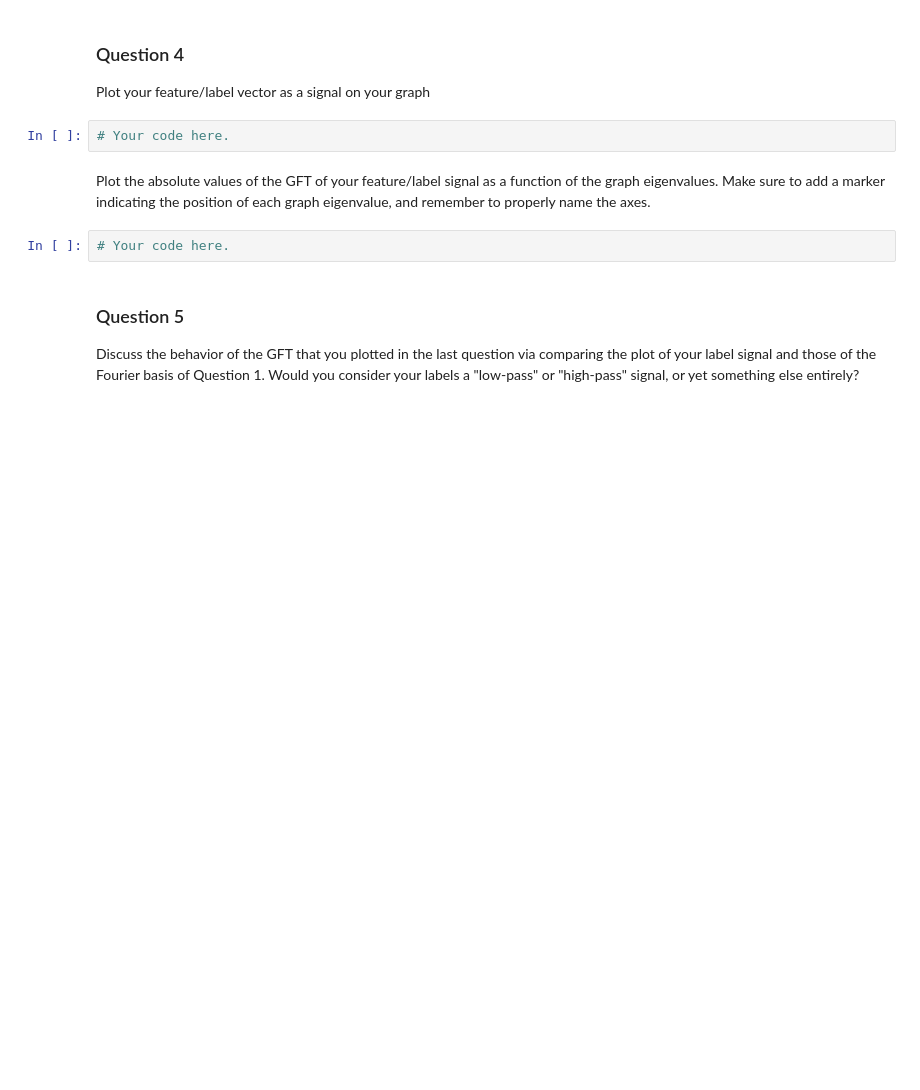
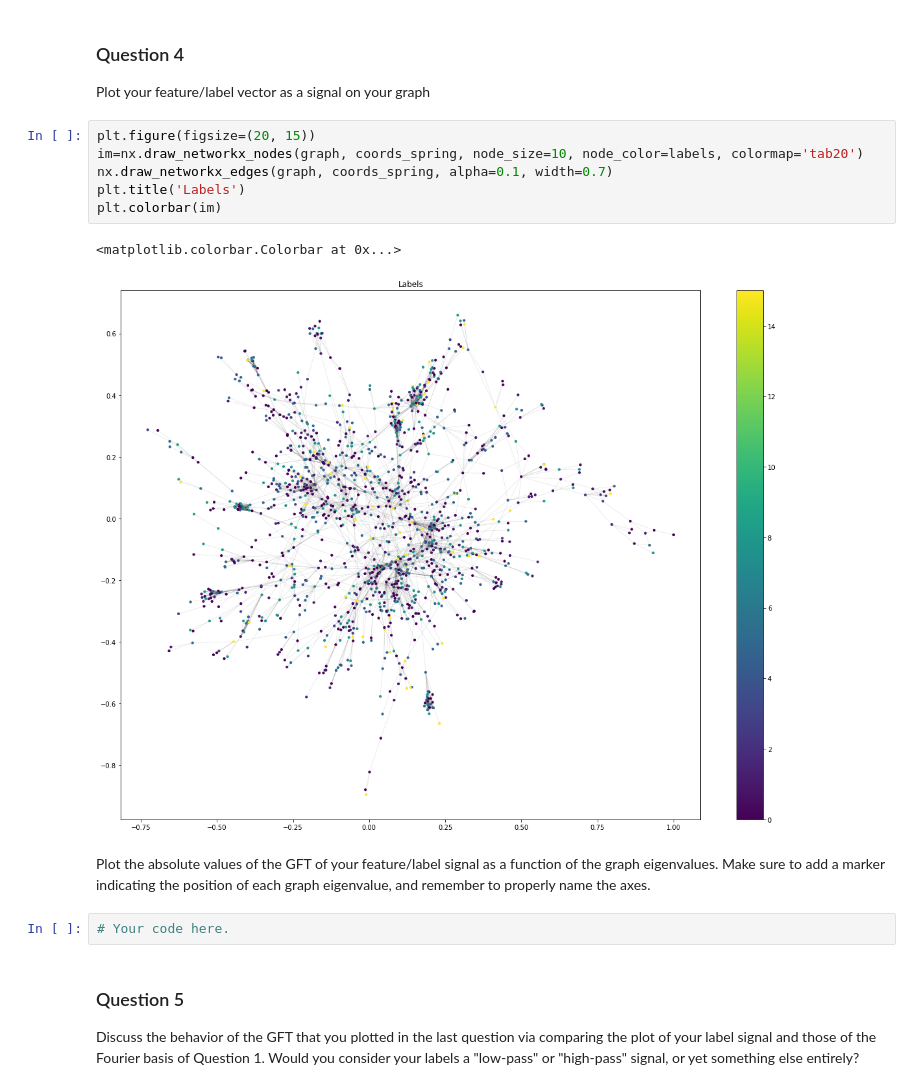
Before and after one commit to swouf/ntds_IMDb_team4, a Jupyter notebook: 4_graph_signal_processing.ipynb, the cells around one changed output. Cells and saved outputs as stored; diff of their text form; blank space fills up the shorter version.

```diff
--- a/4_graph_signal_processing.ipynb
+++ b/4_graph_signal_processing.ipynb
@@ -283,8 +358,15 @@ print(np.allclose(s, s2))
 ### Question 4
 
 Plot your feature/label vector as a signal on your graph
-# %%
-# Your code here.
+# %%
+plt.figure(figsize=(20, 15))
+im=nx.draw_networkx_nodes(graph, coords_spring, node_size=10, node_color=labels, colormap='tab20')
+nx.draw_networkx_edges(graph, coords_spring, alpha=0.1, width=0.7)
+plt.title('Labels')
+plt.colorbar(im)
+# %% [output]
+<matplotlib.colorbar.Colorbar at 0x...>
+[figure, added]
 # %% [markdown]
 Plot the absolute values of the GFT of your feature/label signal as a function of the graph eigenvalues. Make sure to add a marker indicating the position of each graph eigenvalue, and remember to properly name the axes.
 # %%
```
Also changed, not shown: parts of 15 cells of this notebook.
